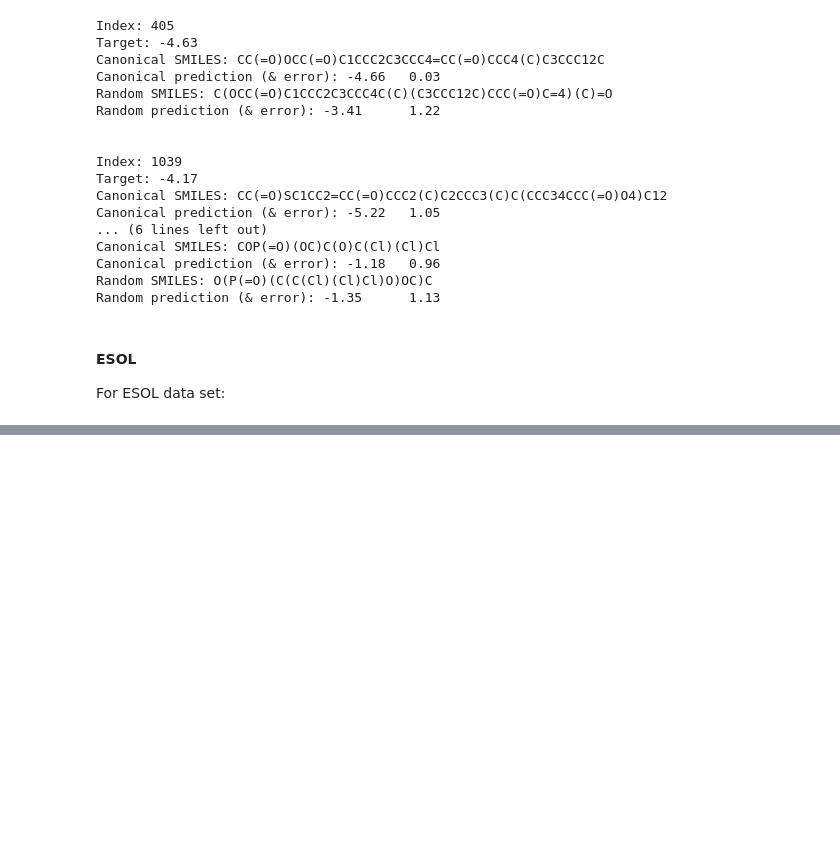
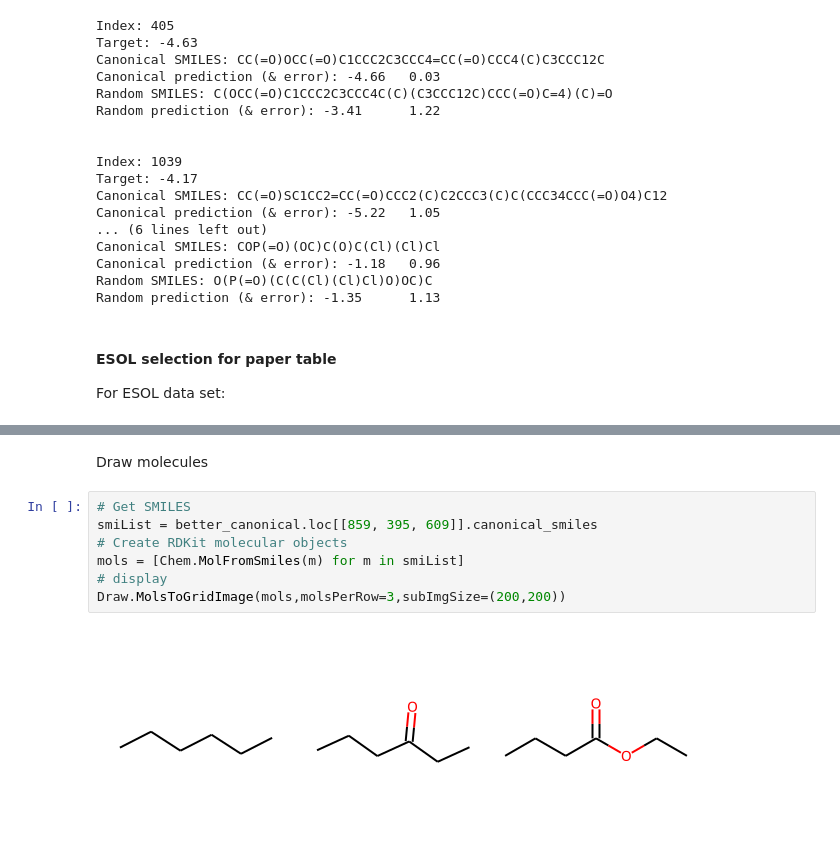
Before and after one commit to volkamerlab/maxsmi, a Jupyter notebook: maxsmi/results_analysis/results_canonical_vs_random.ipynb, the cells around one changed output, grey strips where cells are left out. Saved outputs shown, nothing was run; the diff lists cells and outputs as text; blank space fills up the shorter version.

```diff
--- a/maxsmi/results_analysis/results_canonical_vs_random.ipynb
+++ b/maxsmi/results_analysis/results_canonical_vs_random.ipynb
@@ -174,7 +226,7 @@ Canonical prediction (& error): -1.18   0.96
 Random SMILES: O(P(=O)(C(C(Cl)(Cl)Cl)O)OC)C
 Random prediction (& error): -1.35      1.13
 # %% [markdown]
-#### ESOL
+#### ESOL selection for paper table
 For ESOL data set:
 # %%
 if TASK == "ESOL":
@@ -199,3 +251,14 @@ else:
 | 859 | CCCCCC | ['C(C)CCCC'] | -3.84 | -2.87 | 0.97 | -2.77 | ... |
 | 395 | CCCC(=O)CC | ['C(=O)(CCC)CC'] | -0.83 | -1.37 | 0.54 | -1.65 | ... |
 | 609 | CCCC(=O)OCC | ['C(OC(CCC)=O)C'] | -1.36 | -1.14 | 0.22 | -0.55 | ... |
+# %% [markdown]
+Draw molecules
+# %%
+# Get SMILES
+smiList = better_canonical.loc[[859, 395, 609]].canonical_smiles
+# Create RDKit molecular objects
+mols = [Chem.MolFromSmiles(m) for m in smiList]
+# display
+Draw.MolsToGridImage(mols,molsPerRow=3,subImgSize=(200,200))
+# %% [output]
+[figure, added]
```
Also changed, not shown: parts of 9 cells of this notebook.
